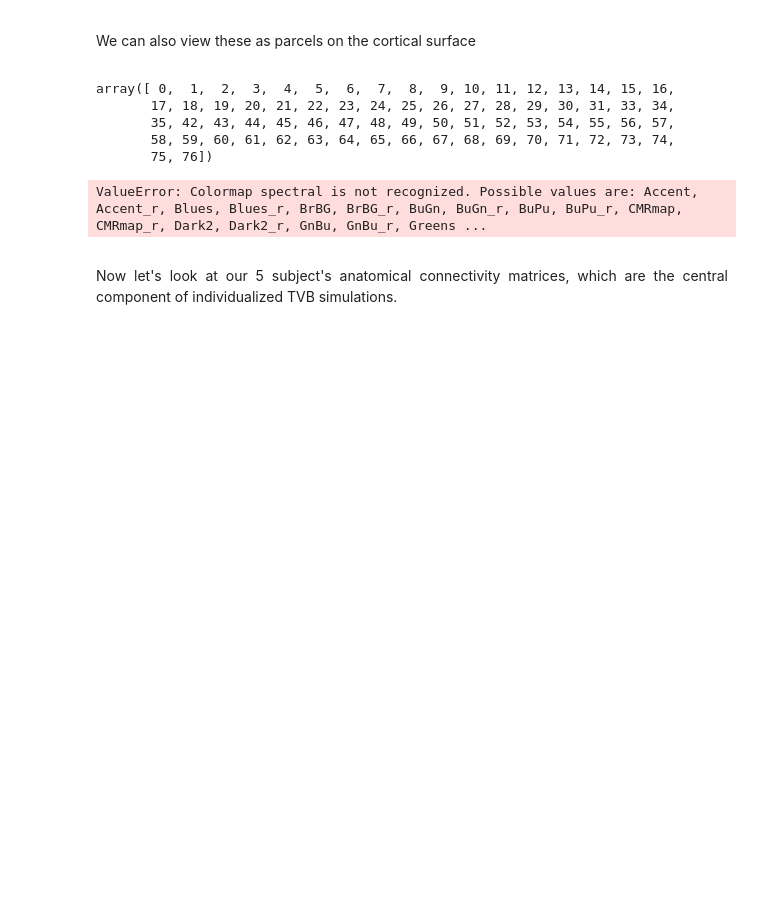
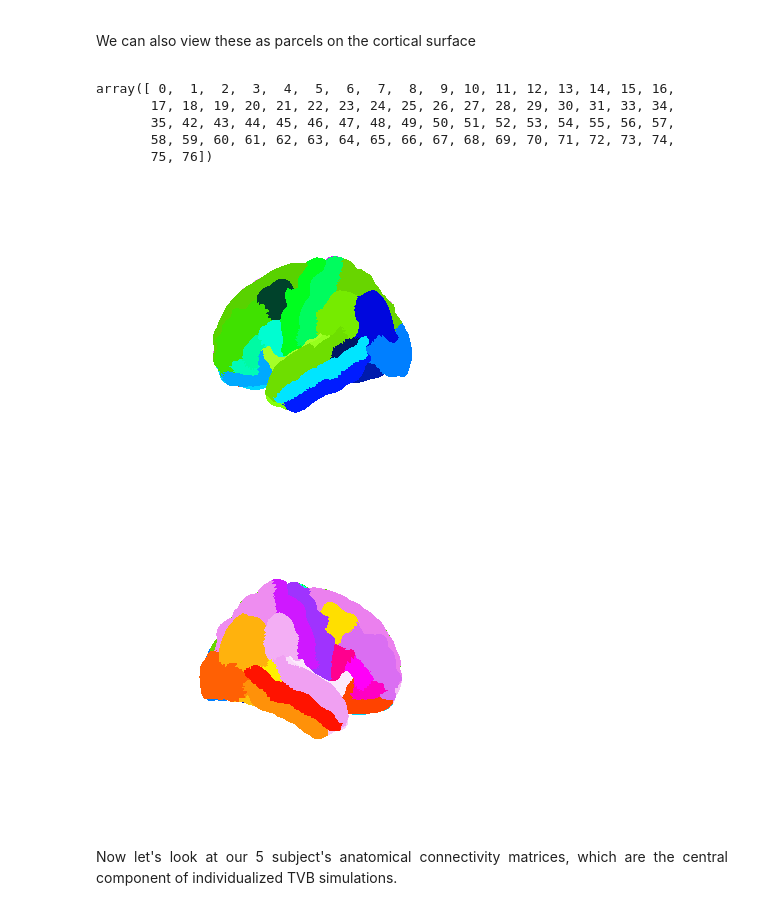
Before and after one commit to ATajadod94/tvb_client, a Jupyter notebook: Mynotes/modelling_stroke.ipynb, the cells around one changed output. Cells and saved outputs as stored; diff of their text form; code cells hidden in the pictures; blank space fills up the shorter version.

```diff
--- a/Mynotes/modelling_stroke.ipynb
+++ b/Mynotes/modelling_stroke.ipynb
@@ -376,10 +376,11 @@ array([ 0,  1,  2,  3,  4,  5,  6,  7,  8,  9, 10, 11, 12, 13, 14, 15, 16,
        58, 59, 60, 61, 62, 63, 64, 65, 66, 67, 68, 69, 70, 71, 72, 73, 74,
        75, 76])
 # %%
-_ = plot_surf_roi([vtx,tri],regmap, hemi='left', view='lateral',cmap='spectral')
-_ = plot_surf_roi([vtx,tri],regmap, hemi='right', view='lateral',cmap='spectral')
+_ = plot_surf_roi([vtx,tri],regmap, hemi='left', view='lateral')
+_ = plot_surf_roi([vtx,tri],regmap, hemi='right', view='lateral')
 # %% [output]
-ValueError: Colormap spectral is not recognized. Possible values are: Accent, Accent_r, Blues, Blues_r, BrBG, BrBG_r, BuGn, BuGn_r, BuPu, BuPu_r, CMRmap, CMRmap_r, Dark2, Dark2_r, GnBu, GnBu_r, Greens ...
+[figure, added]
+[figure, added]
 # %% [markdown]
 <p><div style="text-align: justify"><font size="4.5" face="time roman">
 
```
Also changed, not shown: parts of 4 cells of this notebook, 1 other file.
